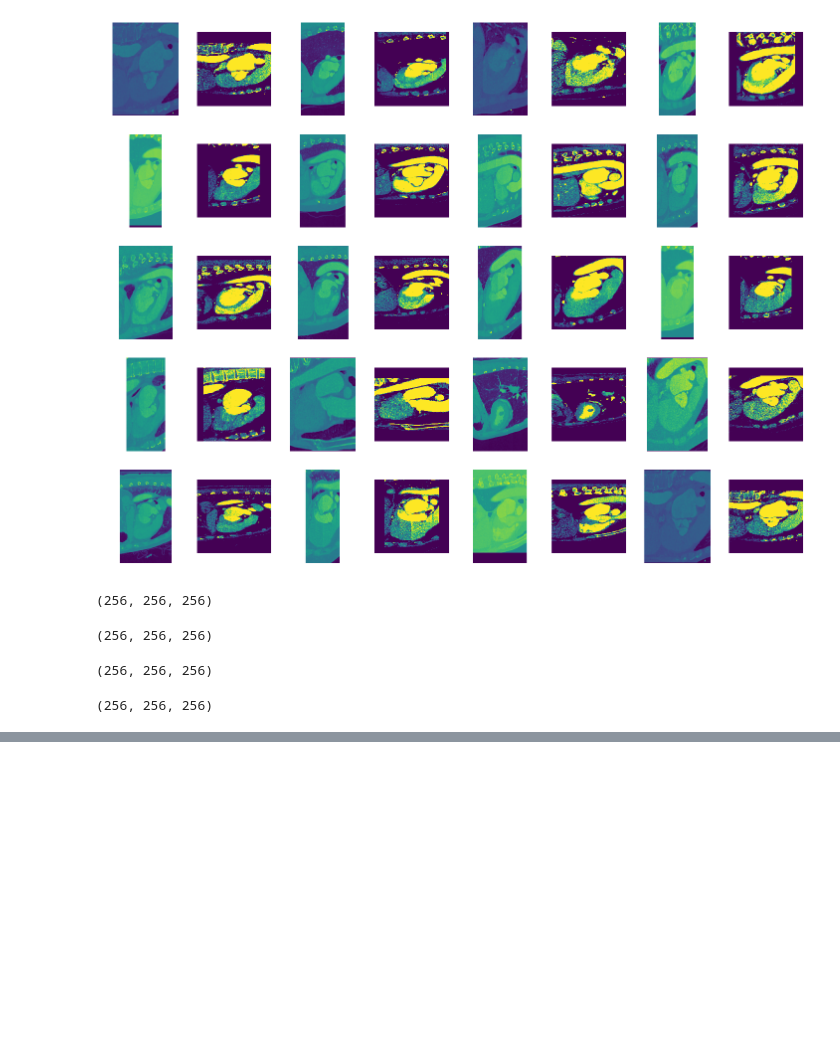
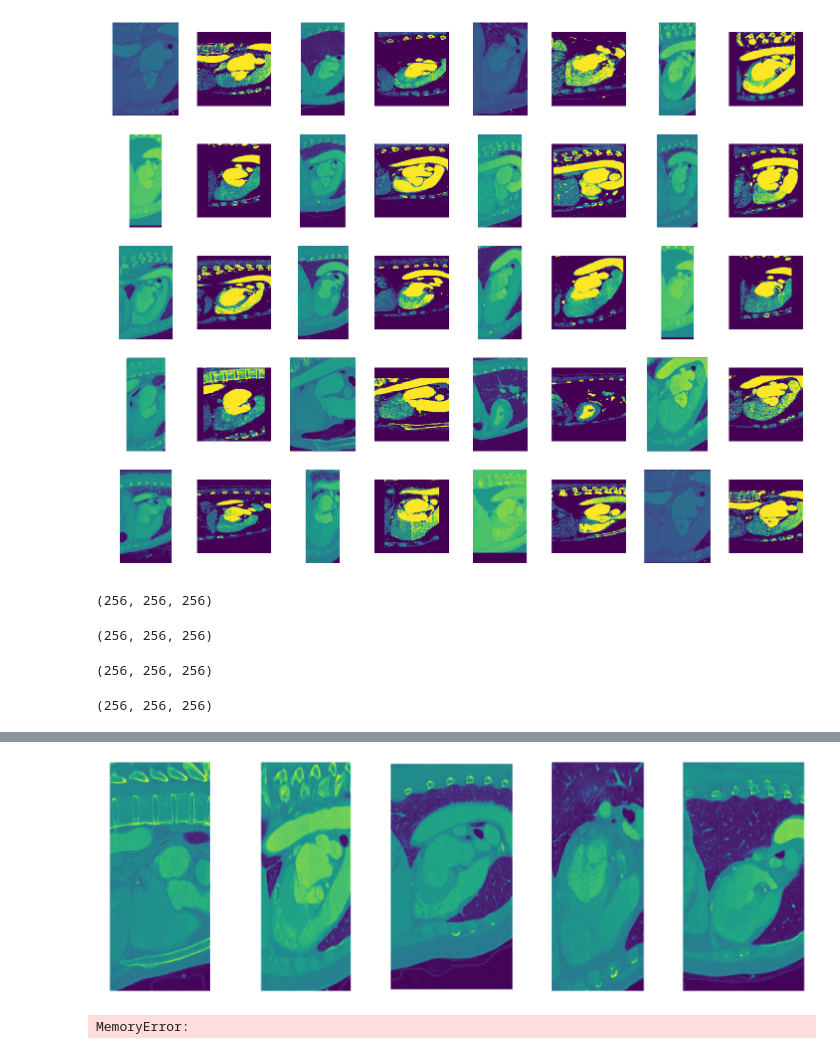
Before and after one commit to TooTouch/3D_CoordConv_Segmentation, a Jupyter notebook: image padding.ipynb, the cells around one changed output, grey strips where cells are left out. Drawn from its saved outputs; the diff is of its cells as text; code cells hidden in the pictures; blank space fills up the shorter version.

```diff
--- a/image padding.ipynb
+++ b/image padding.ipynb
@@ -169,0 +172,22 @@ nib.save(img,'./dataset/mr_labels.nii')
+# %%
+ct_test_dir = './dataset/ct_train_test/ct_test/'
+ct_test_list = os.listdir(ct_test_dir)
+ct_test_pad_images = list()
+
+mr_test_dir = './dataset/mr_train_test/mr_test/'
+mr_test_list = os.listdir(mr_test_dir)
+mr_test_pad_images = list()
+# %%
+ct_test_images = list()
+for fn in ct_test_list:
+    img_dir = os.path.join(ct_test_dir,fn)
+    img_fn = os.listdir(img_dir)[0]
+    im = nib.load(os.path.join(img_dir, img_fn))
+    ct_test_images.append(im)
+
+mr_test_images = list()
+for fn in mr_test_list:
+    img_dir = os.path.join(mr_test_dir,fn)
+    img_fn = os.listdir(img_dir)[0]
+    im = nib.load(os.path.join(img_dir, img_fn))
+    mr_test_images.append(im)
@@ -169,0 +224,12 @@ nib.save(img,'./dataset/mr_labels.nii')
+# %%
+f, ax = plt.subplots(1,5,figsize=(30,10))
+for i in range(5):
+    ax[i].imshow(ct_test_images[i].get_data()[256,:,:])
+    ax[i].axis('off')
+# %% [output]
+[figure, added]
+# %%
+ct_test_pad_images = resizing_3d(ct_test_images)
+mr_test_pad_images = resizing_3d(mr_test_images)
+# %% [output]
+MemoryError:
```
Also changed, not shown: parts of 2 cells of this notebook.
